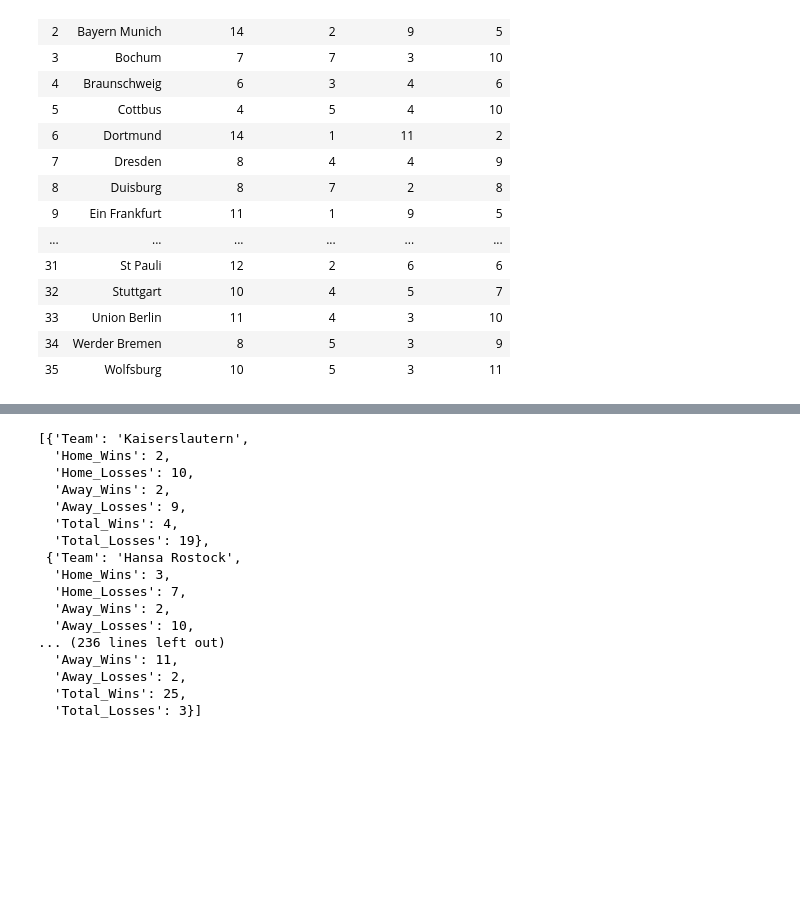
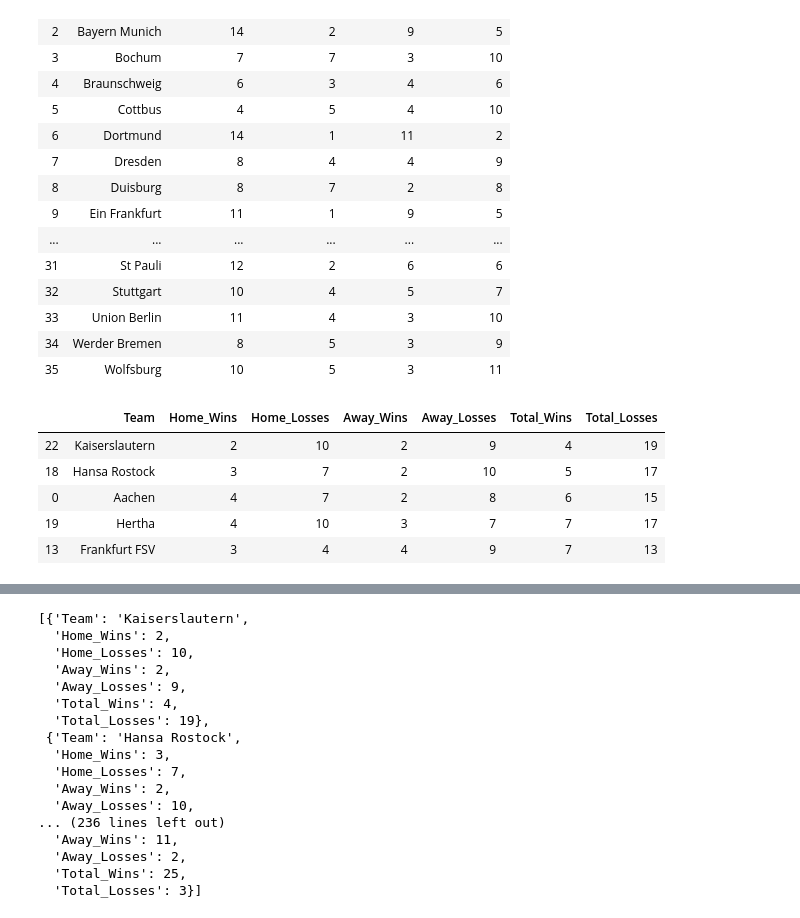
Before and after one commit to valmadrid/london-ds-100719-M2-project-template, a Jupyter notebook: valmadrid.ipynb, the cells around one changed output, grey strips where cells are left out. Cells and saved outputs as stored; diff of their text form; code cells hidden in the pictures; blank space fills up the shorter version.

```diff
--- a/valmadrid.ipynb
+++ b/valmadrid.ipynb
@@ -453,6 +456,14 @@ df_stats
 # %%
 #add columns for total wins and losses
 df_stats["Total_Wins"] = df_stats["Home_Wins"] + df_stats["Away_Wins"]
 df_stats["Total_Losses"] = df_stats["Home_Losses"] + df_stats["Away_Losses"]
 df_stats.sort_values("Total_Wins", inplace= True)
+df_stats.head()
+# %% [output]
+|  | Team | Home_Wins | Home_Losses | Away_Wins | Away_Losses | Total_Wins | Total_Losses |
+| 22 | Kaiserslautern | 2 | 10 | 2 | 9 | 4 | 19 |
+| 18 | Hansa Rostock | 3 | 7 | 2 | 10 | 5 | 17 |
+| 0 | Aachen | 4 | 7 | 2 | 8 | 6 | 15 |
+| 19 | Hertha | 4 | 10 | 3 | 7 | 7 | 17 |
+| 13 | Frankfurt FSV | 3 | 4 | 4 | 9 | 7 | 13 |
 # %%
```
Also changed, not shown: parts of 23 cells of this notebook.
